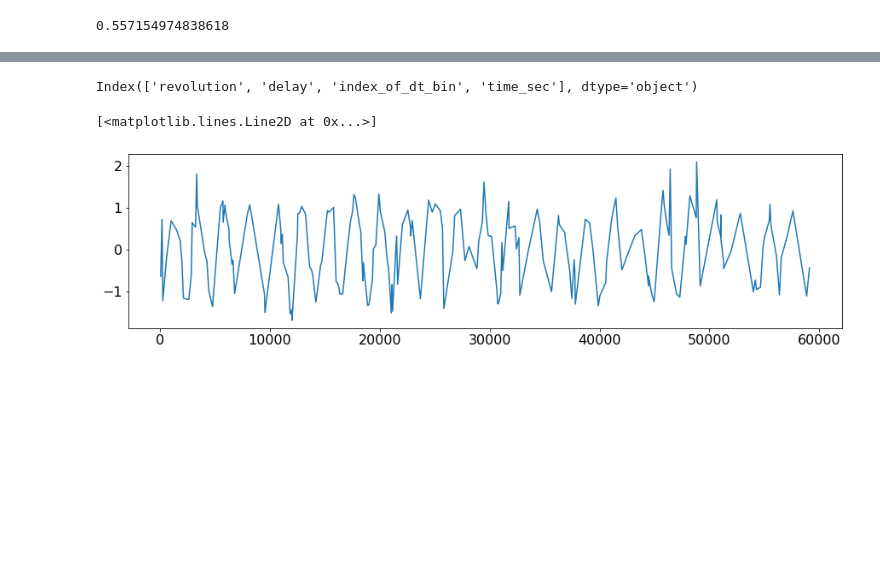
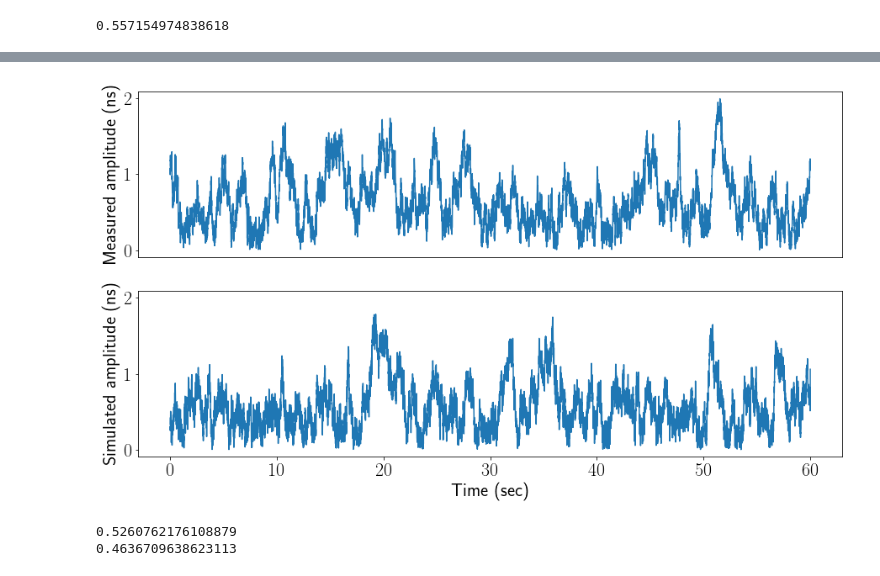
Before and after one commit to IharLobach/ursse, a Jupyter notebook: analyzing_collected_data/shifts/shift_02_28_2020/experiment_vs_simulation_random_walk.ipynb, the cells around one changed output, grey strips where cells are left out. Saved outputs shown, nothing was run; the diff lists cells and outputs as text; code cells hidden in the pictures; blank space fills up the shorter version.

```diff
--- a/analyzing_collected_data/shifts/shift_02_28_2020/experiment_vs_simulation_random_walk.ipynb
+++ b/analyzing_collected_data/shifts/shift_02_28_2020/experiment_vs_simulation_random_walk.ipynb
@@ -171,13 +193,13 @@ Textbook equation rms bunch length = 0.307 ns
 # Comparison of simulation and measurement
 # %%
 sim_T0 = pst.get_initial_sync_period_estimate(sim_df)
-sim_phase_df = pst.get_phase_df_from_revoluton_delay_df(sim_df, sim_T0)
+sim_phase_df, sim_fits_df = pst.get_phase_df_from_revoluton_delay_df(sim_df, sim_T0)
 sim_sz_df = pst.get_sz_df(sim_df, spad_tts_ns=0)
 sim_polar_df = pst.get_polar_df(sim_phase_df, sim_sz_df)
 # %%
 meas_T0 = pst.get_initial_sync_period_estimate(meas_df)
 spad_tts = 0.35
-meas_phase_df = pst.get_phase_df_from_revoluton_delay_df(meas_df, meas_T0)
+meas_phase_df, meas_fits_df = pst.get_phase_df_from_revoluton_delay_df(meas_df, meas_T0)
 meas_sz_df = pst.get_sz_df(meas_df, spad_tts_ns=0)
 meas_polar_df = pst.get_polar_df(meas_phase_df, meas_sz_df)
 # %%
@@ -227,10 +241,26 @@ Eav*JE/E0
-# %%
-meas_df.columns
-# %% [output]
-Index(['revolution', 'delay', 'index_of_dt_bin', 'time_sec'], dtype='object')
-# %%
-plot_df = meas_df.loc[:200,:]
-plt.plot(plot_df.revolution, plot_df.delay)
-# %% [output]
-[<matplotlib.lines.Line2D at 0x...>]
-[figure, removed]
+# %%
+plt.rcParams["text.usetex"] =True
+plt.rc('text.latex', preamble=\
+       r'\usepackage{siunitx}'
+      +r'\newcommand{\e}{\epsilon}')
+plt.rcParams.update({'figure.figsize':(30,8),
+                     'font.size': 22,
+                     'legend.fontsize':22,
+                     'errorbar.capsize':3})
+fig, axs = plt.subplots(2, figsize=(15,8))
+axs[0].plot(meas_fits_df['mid_time_sec'], meas_fits_df['Amplitude_ns'])
+axs[0].set_xticks([])
+axs[1].plot(sim_fits_df['mid_time_sec'], sim_fits_df['Amplitude_ns'])
+axs[1].set_ylim(axs[0].get_ylim())
+axs[1].set_xlabel(r"Time (sec)")
+axs[0].set_ylabel("Measured amplitude (ns)")
+axs[1].set_ylabel("Simulated amplitude (ns)")
+plt.show()
+# %% [output]
+[figure, added]
+# %%
+for df in [meas_fits_df, sim_fits_df]:
+    print(np.sqrt(df['Amp2'].mean()/2))
+# %% [output]
+0.5260762176108879
+0.4636709638623113
```
Also changed, not shown: parts of 20 cells of this notebook, 5 other files.
